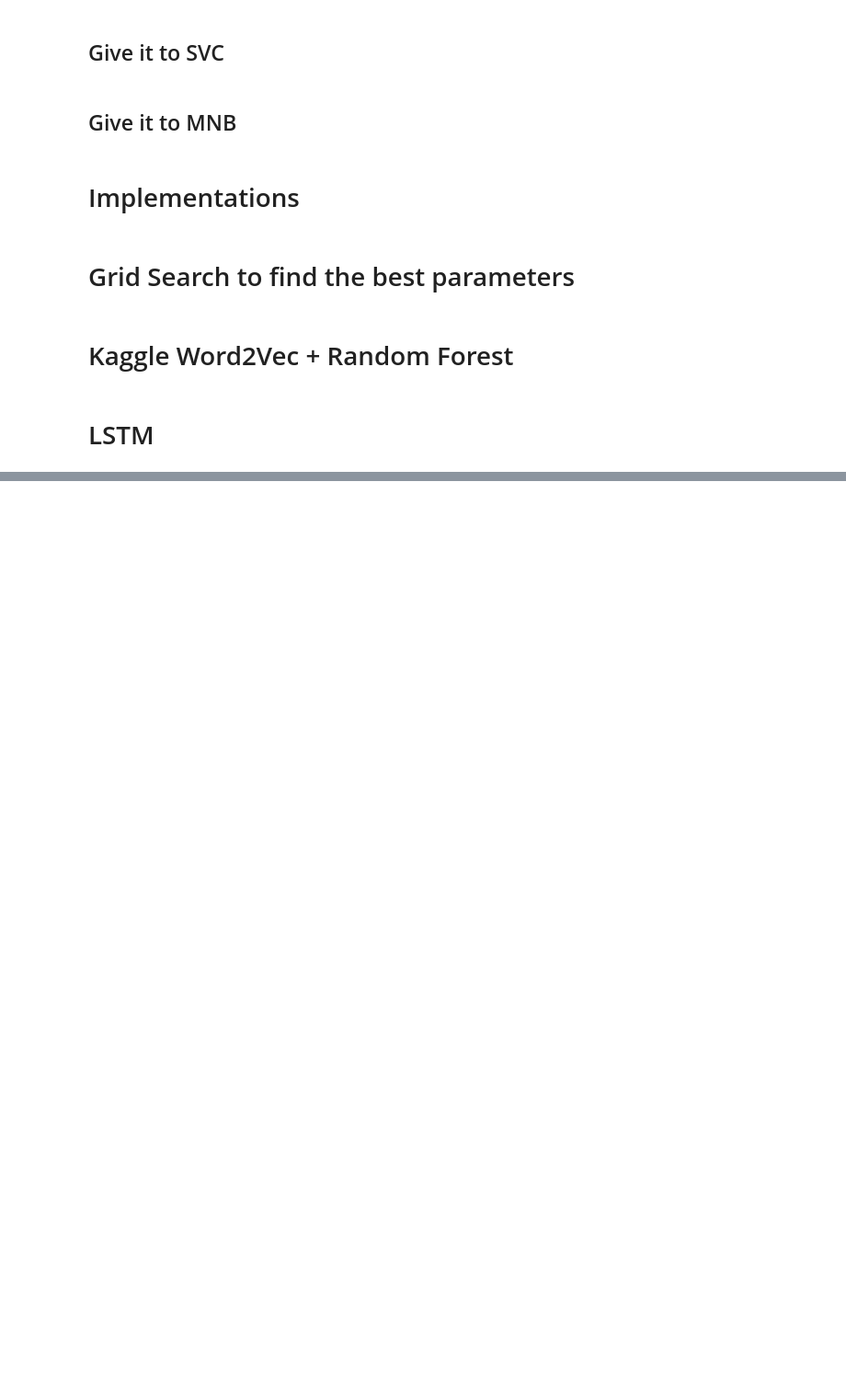
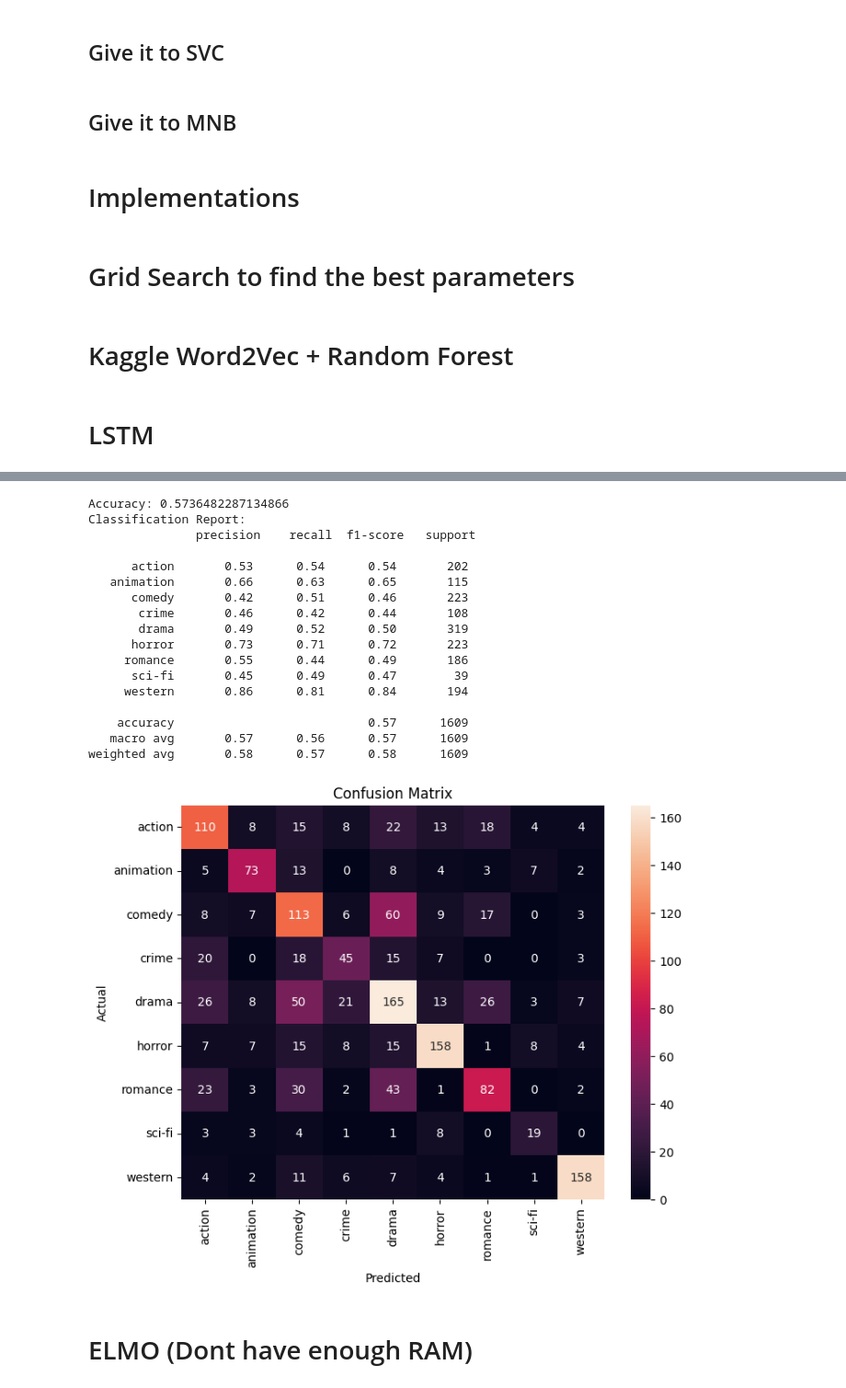
Before and after one commit to pedro-curto/NLP-Project, a Jupyter notebook: models.ipynb, the cells around one changed output, grey strips where cells are left out. Shown at 92% size. Drawn from its saved outputs; the diff is of its cells as text; code cells hidden in the pictures; blank space fills up the shorter version.

```diff
--- a/models.ipynb
+++ b/models.ipynb
@@ -430,0 +547,48 @@ from keras.callbacks import EarlyStopping
+# %%
+vectorizer = CountVectorizer(analyzer='word')
+vectorized_plot = vectorizer.fit_transform(data['Clean_Plot'])
+
+# Combine 'Sentiment' (a numerical column) with the sparse matrix from CountVectorizer
+X_sentiment = data[['Sentiment_polarity']].values  # Convert to 2D array
+X_combined = hstack([vectorized_plot, X_sentiment])  # Combine sparse matrix with 2D array
+
+label_encoder = LabelEncoder()
+y = label_encoder.fit_transform(data['Genre'])
+
+X_train, X_test, y_train, y_test = train_test_split(X_combined, y, test_size=0.2, random_state=42)
+
+svc_classifier = SVC(kernel='linear')
+svc_classifier.fit(X_train, y_train)
+y_pred = svc_classifier.predict(X_test)
+# %%
+print("Accuracy:", accuracy_score(y_test, y_pred))
+print("Classification Report:\n", classification_report(y_test, y_pred, target_names=label_encoder.classes_))
+
+conf_mat = confusion_matrix(y_test, y_pred)
+plt.figure(figsize=(8,6))
+sns.heatmap(conf_mat, annot=True, fmt='d', xticklabels=label_encoder.classes_, yticklabels=label_encoder.classes_)
+plt.xlabel('Predicted')
+plt.ylabel('Actual')
+plt.title('Confusion Matrix')
+plt.show()
+# %% [output]
+Accuracy: 0.5736482287134866
+Classification Report:
+               precision    recall  f1-score   support
+
+      action       0.53      0.54      0.54       202
+   animation       0.66      0.63      0.65       115
+      comedy       0.42      0.51      0.46       223
+       crime       0.46      0.42      0.44       108
+       drama       0.49      0.52      0.50       319
+      horror       0.73      0.71      0.72       223
+     romance       0.55      0.44      0.49       186
+      sci-fi       0.45      0.49      0.47        39
+     western       0.86      0.81      0.84       194
+
+    accuracy                           0.57      1609
+   macro avg       0.57      0.56      0.57      1609
+weighted avg       0.58      0.57      0.58      1609
+[figure, added]
+# %% [markdown]
+# ELMO (Dont have enough RAM)
```
Also changed, not shown: parts of 10 cells of this notebook, 1 other file.
